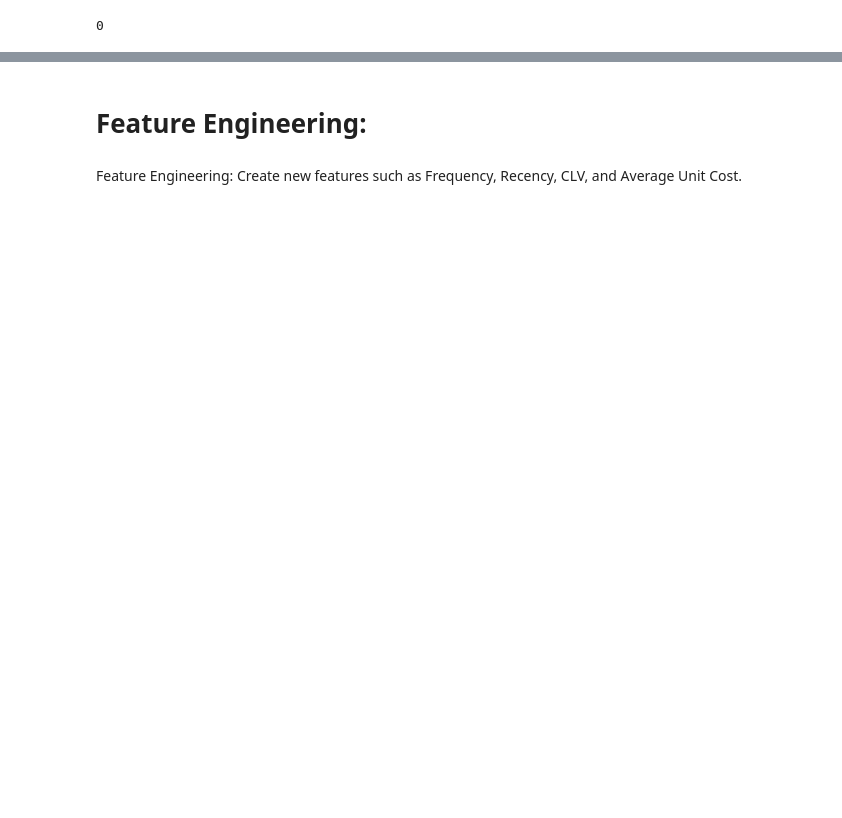
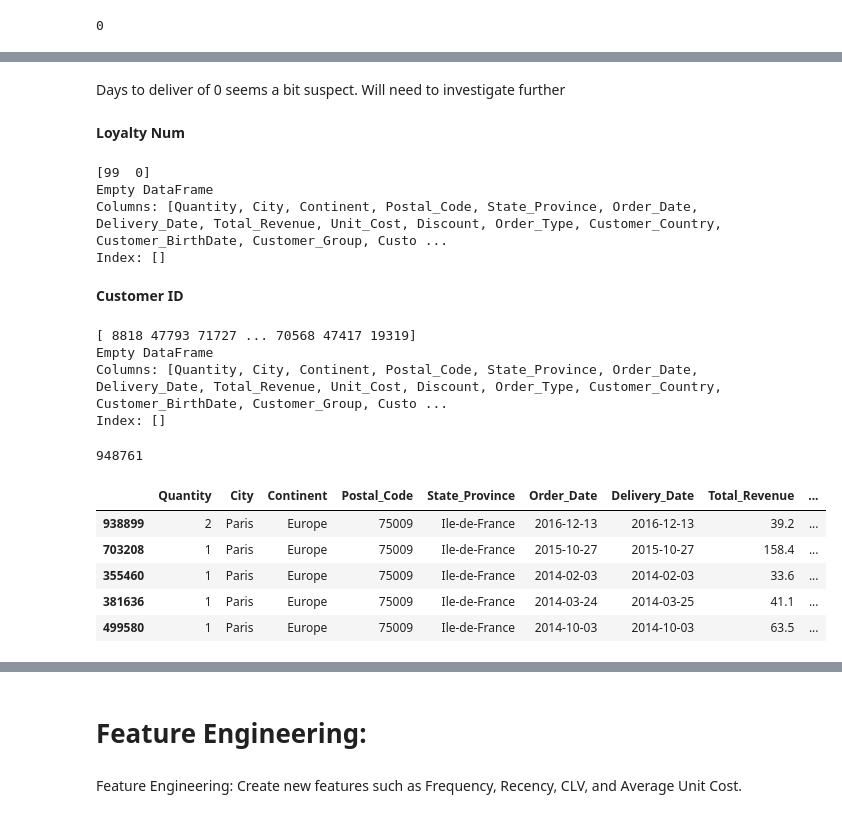
Before and after one commit to sheldonkemper/portfolio, a Jupyter notebook: KEMPER_SHELDON_CAM_C101_Week_6_Mini-project.ipynb, the cells around one changed output, grey strips where cells are left out. Saved outputs shown, nothing was run; the diff lists cells and outputs as text; code cells hidden in the pictures; blank space fills up the shorter version.

```diff
--- a/KEMPER_SHELDON_CAM_C101_Week_6_Mini-project.ipynb
+++ b/KEMPER_SHELDON_CAM_C101_Week_6_Mini-project.ipynb
@@ -284,0 +717,4 @@ plt.show()
+# %%
+print(data['Order ID'].unique())
+data.rename(columns={'Order ID': 'Order_ID'}, inplace=True)
+print(find_erroneous_data(data, 'Order_ID'))
@@ -284,0 +783,4 @@ plt.show()
+# %%
+print(data['Days to Delivery'].unique())
+data.rename(columns={'Days to Delivery': 'Delivery_Days_Num'}, inplace=True)
+print(find_erroneous_data(data, 'Delivery_Days_Num'))
@@ -284,0 +793,48 @@ plt.show()
+# %% [markdown]
+Days to deliver of 0 seems a bit suspect. Will need to investigate further
+# %% [markdown]
+**Loyalty Num**
+# %%
+print(data['Loyalty Num'].unique())
+data.rename(columns={'Loyalty Num': 'Loyalty_Num'}, inplace=True)
+print(find_erroneous_data(data, 'Loyalty_Num'))
+# %% [output]
+[99  0]
+Empty DataFrame
+Columns: [Quantity, City, Continent, Postal_Code, State_Province, Order_Date, Delivery_Date, Total_Revenue, Unit_Cost, Discount, Order_Type, Customer_Country, Customer_BirthDate, Customer_Group, Custo ...
+Index: []
+# %% [markdown]
+**Customer ID**
+# %%
+print(data['Customer ID'].unique())
+data.rename(columns={'Customer ID': 'Customer_ID'}, inplace=True)
+print(find_erroneous_data(data, 'Customer_ID'))
+# %% [output]
+[ 8818 47793 71727 ... 70568 47417 19319]
+Empty DataFrame
+Columns: [Quantity, City, Continent, Postal_Code, State_Province, Order_Date, Delivery_Date, Total_Revenue, Unit_Cost, Discount, Order_Type, Customer_Country, Customer_BirthDate, Customer_Group, Custo ...
+Index: []
+# %%
+#Check for duplicate Customer IDs
+duplicate_check = data.duplicated(subset=['Customer_ID'], keep=False)
+print(duplicate_check.sum())  # This will print the number of duplicate Customer IDs
+
+
+# Assuming `cleaned_data` is your DataFrame
+
+# Step 1: Identify duplicate Customer IDs
+duplicate_customer_ids = data[data.duplicated('Customer_ID', keep=False)]
+
+# Step 2: Filter rows with these duplicate Customer IDs
+duplicate_rows = data[data['Customer_ID'].isin(duplicate_customer_ids['Customer_ID'])]
+
+# Display the filtered rows with duplicate Customer IDs
+duplicate_rows.sort_values('Customer_ID').head()
+# %% [output]
+948761
+|  | Quantity | City | Continent | Postal_Code | State_Province | Order_Date | Delivery_Date | Total_Revenue | ... |
+| 938899 | 2 | Paris | Europe | 75009 | Ile-de-France | 2016-12-13 | 2016-12-13 | 39.2 | ... |
+| 703208 | 1 | Paris | Europe | 75009 | Ile-de-France | 2015-10-27 | 2015-10-27 | 158.4 | ... |
+| 355460 | 1 | Paris | Europe | 75009 | Ile-de-France | 2014-02-03 | 2014-02-03 | 33.6 | ... |
+| 381636 | 1 | Paris | Europe | 75009 | Ile-de-France | 2014-03-24 | 2014-03-25 | 41.1 | ... |
+| 499580 | 1 | Paris | Europe | 75009 | Ile-de-France | 2014-10-03 | 2014-10-03 | 63.5 | ... |
```
Also changed, not shown: parts of 70 cells of this notebook.
